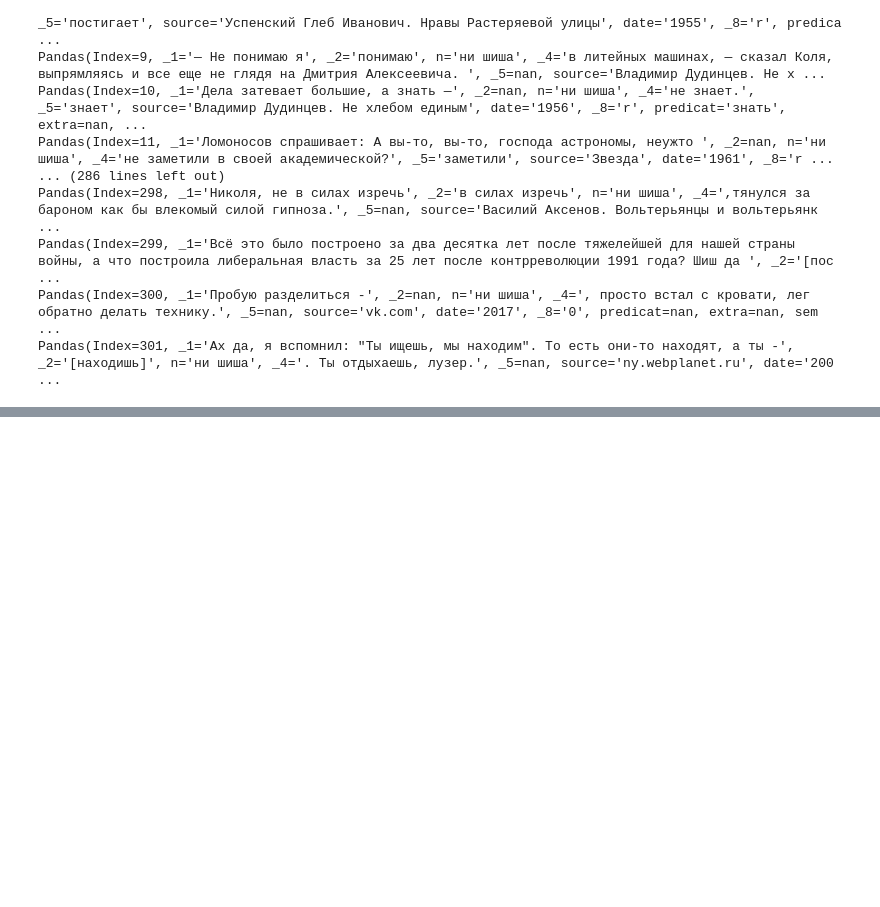
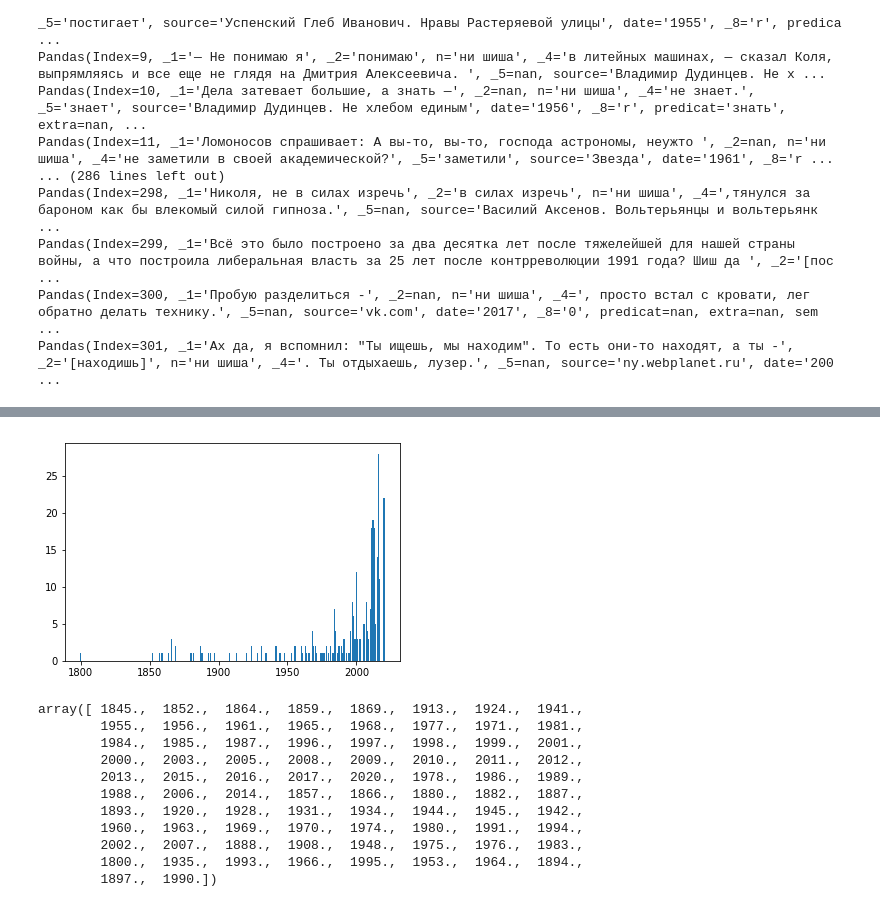
Before and after one commit to marchdown/schisch, a Jupyter notebook: schisch.ipynb, the cells around one changed output, grey strips where cells are left out. Drawn from its saved outputs; the diff is of its cells as text; code cells hidden in the pictures; blank space fills up the shorter version.

```diff
--- a/schisch.ipynb
+++ b/schisch.ipynb
@@ -136,0 +114,16 @@ ValueError: diag requires an array of at least two dimensions
+# %%
+# an ndarray
+years = data['date_uniform'].unique()
+years_x_types_ndarray = np.zeros(shape=(len(years),len(types)))
+years_x_types_ndarray.shape
+years_x_types_ndarray[0,0]
+years_ndarray = np.zeros(shape=(len(years)))
+# %%
+#data.fillna('NaN') # turn numpy.nan into a string wherever it occurs
+#pandas.DataFrame() #how do I make a new dataframe with columns from types and rows from years?
+for t in data['semantics+_'].unique():
+    for r in data[data['semantics+_']==t].itertuples(): # data['semantics+_']==t делает маску, внешняя data[...] этой маской выбирает нужные строки, а itertuples() позволяет брать строки по одной, итерируясь по датафрейму как по списку collections.namedtuple, а просто так по датафрейму итерироваться нельзя
+        print(r)
+        y = r.date_uniform
+        types_x_years_dict[t][y] += 1
+        years_dict[y] += 1
@@ -140,22 +151,31 @@ ValueError: diag requires an array of at least two dimensions
 #   1. Собираем даты по типам:
 #     Для каждого семантического типа:
 years = data['date_uniform'].unique()
+year_nums=dict(zip(years,range(len(years))))
+types = data['semantics+_'].unique()
+type_nums=dict(zip(types,range(len(types))))
+
+print(type_nums)
 #types_by_year = map(lambda y: (y, 0))
-#types_x_years = dict(data['semantics+'].unique())
-data.fillna('NaN') # turn numpy.nan into a string wherever it occurs
+#types_x_years = dict(data['semantics+_'].unique())
+#FIXME: data.fillna('NaN') # turn numpy.nan into a string wherever it occurs
 pandas.DataFrame() #how do I make a new dataframe with columns from types and rows from years?
-for t in data['semantics+'].unique():
+for t in data['semantics+_'].unique():
 #       Для примера этого семантического типа:
-    for r in data[data['semantics+']==t].itertuples(): # data['semantics+']==t делает маску, внешняя data[...] этой маской выбирает нужные строки, а itertuples() позволяет брать строки по одной, итерируясь по датафрейму как по списку collections.namedtuple, а просто так по датафрейму итерироваться нельзя
-        print(r)
+    for r in data[data['semantics+_']==t].itertuples(): # data['semantics+_']==t делает маску, внешняя data[...] этой маской выбирает нужные строки, а itertuples() позволяет брать строки по одной, итерируясь по датафрейму как по списку collections.namedtuple, а просто так по датафрейму итерироваться нельзя
         y = r.date_uniform
 #         Если такая дата есть в списке дат этого листа:
                 # I could do it with a list of lists, with a dict, with a ndarray or with a dataframe.
                 # let me try a dict of dicts:
 #           значение даты += 1
 #           значение даты в общем списке дат += 1
-        types_x_years_dict[t][y] += 1
-        years_dict[y] += 1
+        tn = type_nums[t]
+        yn = year_nums[y]
+        years_x_types_ndarray[yn][tn] += 1
+        years_ndarray[yn] += 1
+        print(t, y, years_x_types_ndarray[yn][tn])
+    print('='*80)
+    print(years,years_ndarray)
 
 #         Если такой даты нет в списке дат этого листа:
 #           добавить дату в список, приравняв её значение одному
@@ -195,5 +214,22 @@ books_array = numpy.array(list_of_lists)
 
 types_x_years_ndarray = np.array(types_x_years_dict)
+# %%
+plt.bar(years[1:],years_ndarray[1:])
+plt.show()
+years
+# %% [output]
+[figure, added]
+array([ 1845.,  1852.,  1864.,  1859.,  1869.,  1913.,  1924.,  1941.,
+        1955.,  1956.,  1961.,  1965.,  1968.,  1977.,  1971.,  1981.,
+        1984.,  1985.,  1987.,  1996.,  1997.,  1998.,  1999.,  2001.,
+        2000.,  2003.,  2005.,  2008.,  2009.,  2010.,  2011.,  2012.,
+        2013.,  2015.,  2016.,  2017.,  2020.,  1978.,  1986.,  1989.,
+        1988.,  2006.,  2014.,  1857.,  1866.,  1880.,  1882.,  1887.,
+        1893.,  1920.,  1928.,  1931.,  1934.,  1944.,  1945.,  1942.,
+        1960.,  1963.,  1969.,  1970.,  1974.,  1980.,  1991.,  1994.,
+        2002.,  2007.,  1888.,  1908.,  1948.,  1975.,  1976.,  1983.,
+        1800.,  1935.,  1993.,  1966.,  1995.,  1953.,  1964.,  1894.,
+        1897.,  1990.])
 # %%
 
 # 2. посчитать частотность каждой семантческой группы (без предиката - не семантическая) внутри всей выборки - pie chart. Отрисовать её частотность по годам.
```
Also changed, not shown: parts of 11 cells of this notebook.
